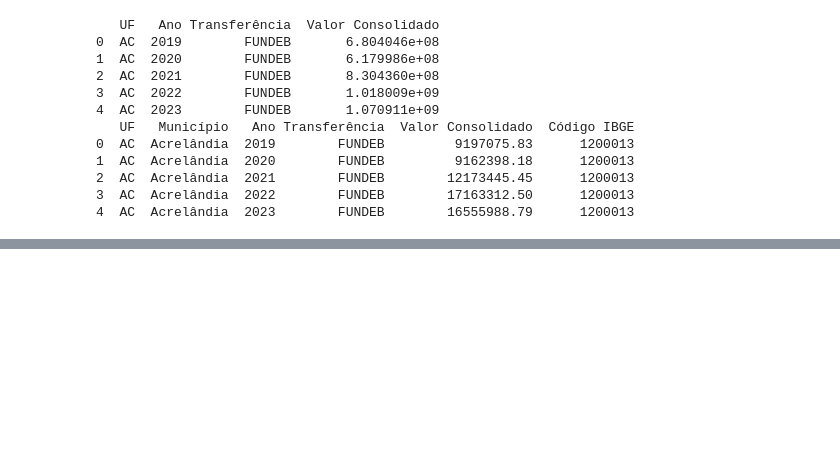
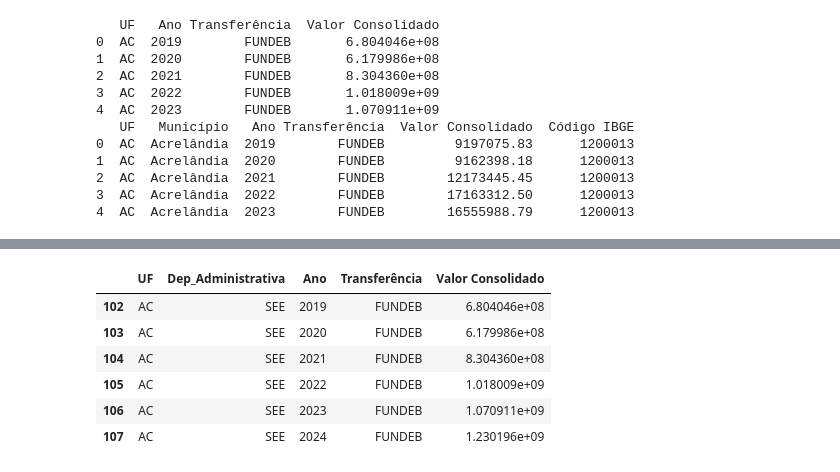
Before and after one commit to obs-curica/curica_streamlit_censo, a Jupyter notebook: notebooks/df_fundeb.ipynb, the cells around one changed output, grey strips where cells are left out. Saved outputs shown, nothing was run; the diff lists cells and outputs as text; code cells hidden in the pictures; blank space fills up the shorter version.

```diff
--- a/notebooks/df_fundeb.ipynb
+++ b/notebooks/df_fundeb.ipynb
@@ -255,0 +312,10 @@ df_fundeb_municipios.to_csv(
+# %%
+df_fundeb_ac_completo[df_fundeb_ac_completo['Dep_Administrativa'] == "SEE"]
+# %% [output]
+|  | UF | Dep_Administrativa | Ano | Transferência | Valor Consolidado |
+| 102 | AC | SEE | 2019 | FUNDEB | 6.804046e+08 |
+| 103 | AC | SEE | 2020 | FUNDEB | 6.179986e+08 |
+| 104 | AC | SEE | 2021 | FUNDEB | 8.304360e+08 |
+| 105 | AC | SEE | 2022 | FUNDEB | 1.018009e+09 |
+| 106 | AC | SEE | 2023 | FUNDEB | 1.070911e+09 |
+| 107 | AC | SEE | 2024 | FUNDEB | 1.230196e+09 |
```
Also changed, not shown: parts of 10 cells of this notebook, 11 other files.
